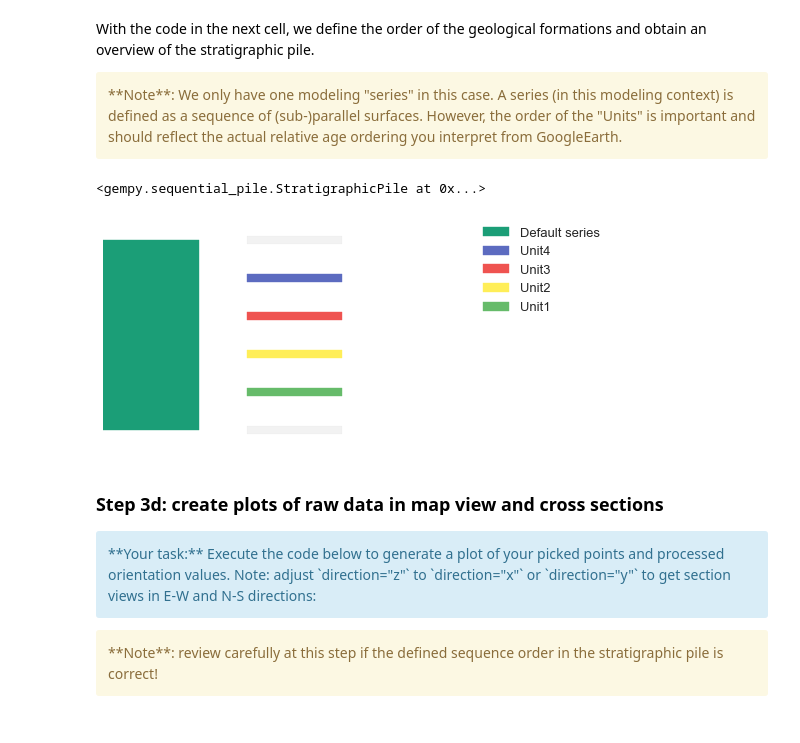
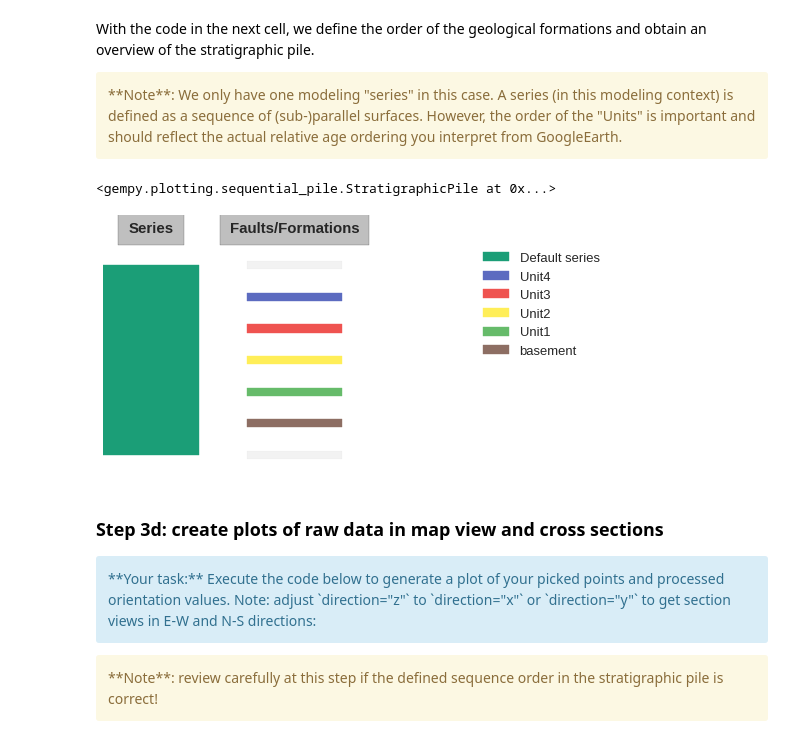
Before and after one commit to cgre-aachen/remote-geomod, a Jupyter notebook: notebooks/03_geological_modeling.ipynb, the cells around one changed output. Saved outputs shown, nothing was run; the diff lists cells and outputs as text; code cells hidden in the pictures.

Commit message:
Hotfix: - [Sytaxis] Refactoring to gempy 1.2 syntax

```diff
--- a/notebooks/03_geological_modeling.ipynb
+++ b/notebooks/03_geological_modeling.ipynb
@@ -42,10 +42,10 @@ With the code in the next cell, we define the order of the geological formations
 </div>
 # %%
 gp.set_series(geo_data, {"Default series": formation_order},
-             order_formations = formation_order)
+             order_formations = formation_order, verbose=1)
 # %% [output]
-<gempy.sequential_pile.StratigraphicPile at 0x...>
+<gempy.plotting.sequential_pile.StratigraphicPile at 0x...>
-[figure, old version]
+[figure, new version]
 # %% [markdown]
 ### Step 3d: create plots of raw data in map view and cross sections
 
```
Also changed, not shown: parts of 19 cells of this notebook, 1 other file.
